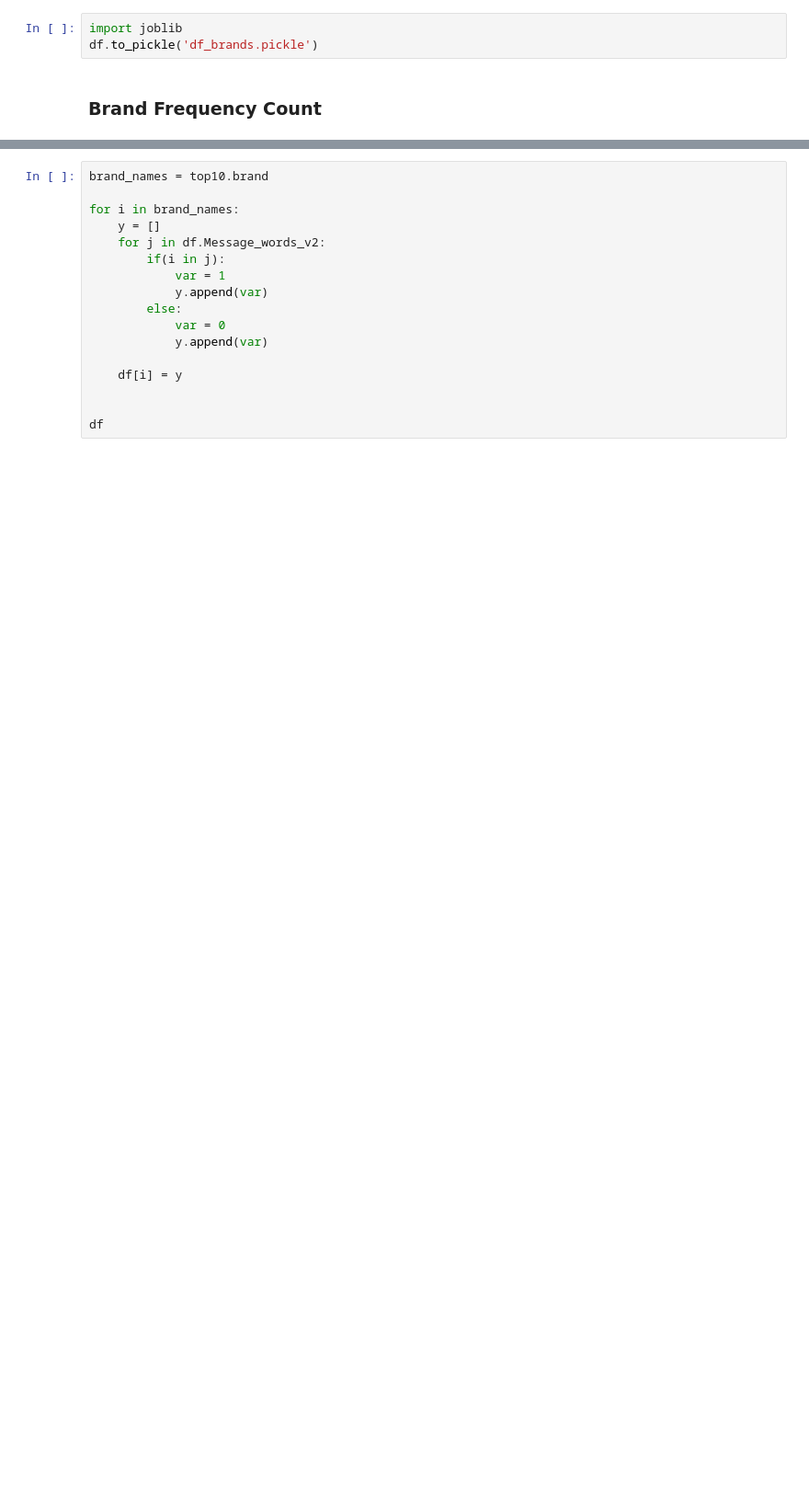
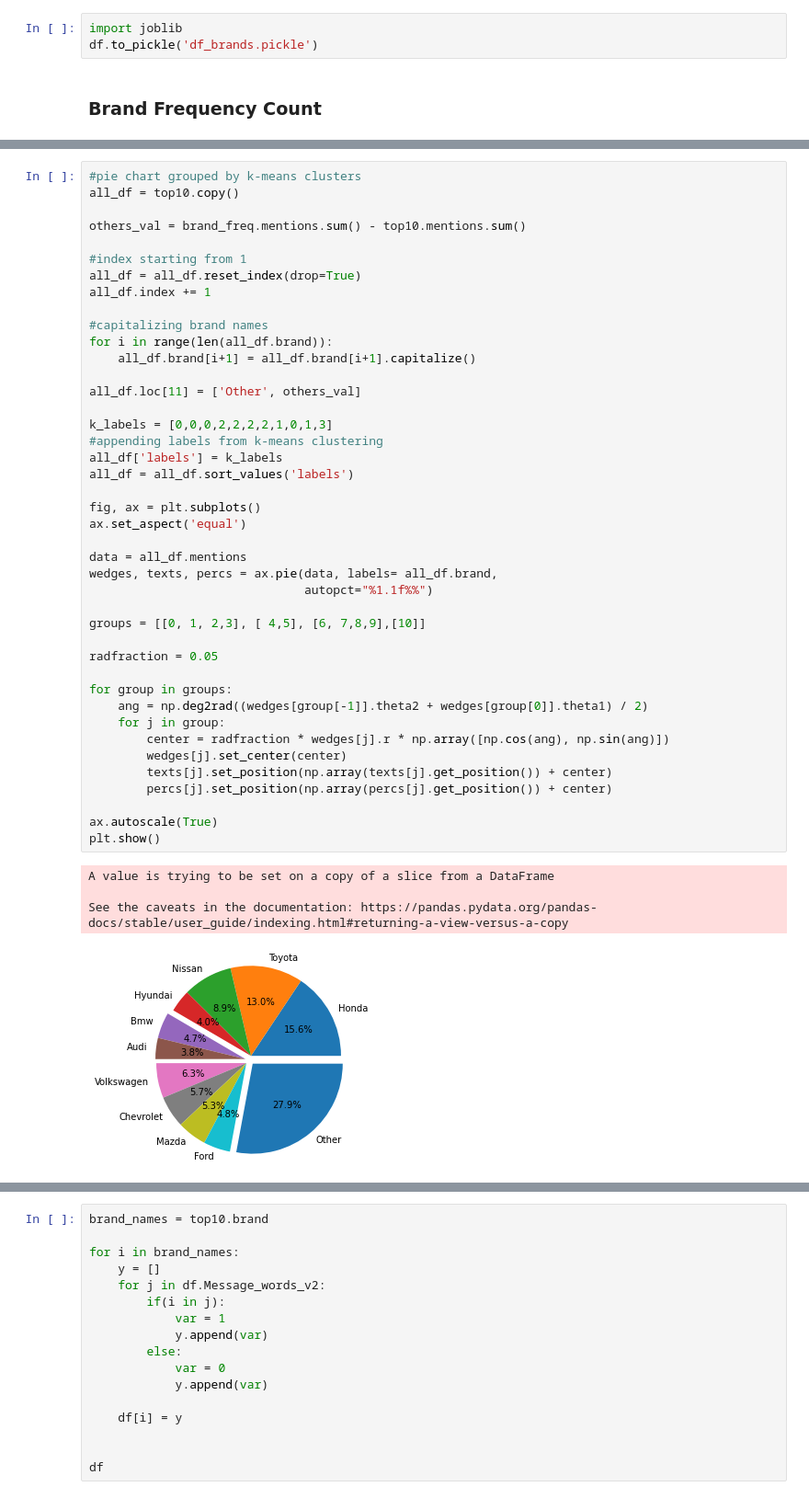
Before and after one commit to zack-tan/car-forums-text-analysis, a Jupyter notebook: ananya_a&b.ipynb, the cells around one changed output, grey strips where cells are left out. Shown at 92% size. Drawn from its saved outputs; the diff is of its cells as text; blank space fills up the shorter version.

Commit message:
edits to the graphs - cleaning up some code

```diff
--- a/ananya_a&b.ipynb
+++ b/ananya_a&b.ipynb
@@ -159,0 +152,47 @@ See the caveats in the documentation: https://pandas.pydata.org/pandas-docs/stab
+# %%
+#pie chart grouped by k-means clusters
+all_df = top10.copy()
+
+others_val = brand_freq.mentions.sum() - top10.mentions.sum()
+
+#index starting from 1
+all_df = all_df.reset_index(drop=True)
+all_df.index += 1
+
+#capitalizing brand names
+for i in range(len(all_df.brand)):
+    all_df.brand[i+1] = all_df.brand[i+1].capitalize()
+
+all_df.loc[11] = ['Other', others_val]
+
+k_labels = [0,0,0,2,2,2,2,1,0,1,3]
+#appending labels from k-means clustering
+all_df['labels'] = k_labels
+all_df = all_df.sort_values('labels')
+
+fig, ax = plt.subplots()
+ax.set_aspect('equal')
+
+data = all_df.mentions
+wedges, texts, percs = ax.pie(data, labels= all_df.brand,
+                              autopct="%1.1f%%")
+
+groups = [[0, 1, 2,3], [ 4,5], [6, 7,8,9],[10]]
+
+radfraction = 0.05
+
+for group in groups:
+    ang = np.deg2rad((wedges[group[-1]].theta2 + wedges[group[0]].theta1) / 2)
+    for j in group:
+        center = radfraction * wedges[j].r * np.array([np.cos(ang), np.sin(ang)])
+        wedges[j].set_center(center)
+        texts[j].set_position(np.array(texts[j].get_position()) + center)
+        percs[j].set_position(np.array(percs[j].get_position()) + center)
+
+ax.autoscale(True)
+plt.show()
+# %% [output]
+A value is trying to be set on a copy of a slice from a DataFrame
+
+See the caveats in the documentation: https://pandas.pydata.org/pandas-docs/stable/user_guide/indexing.html#returning-a-view-versus-a-copy
+[figure, added]
```
Also changed, not shown: parts of 23 cells of this notebook.
